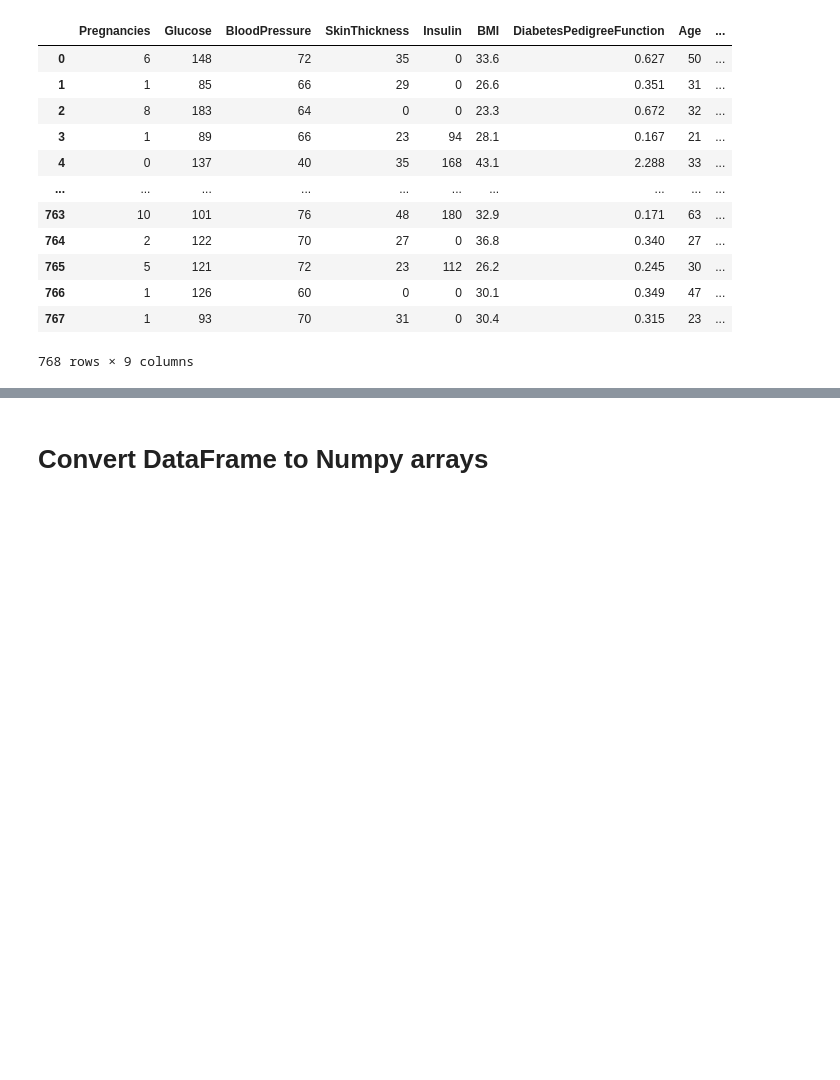
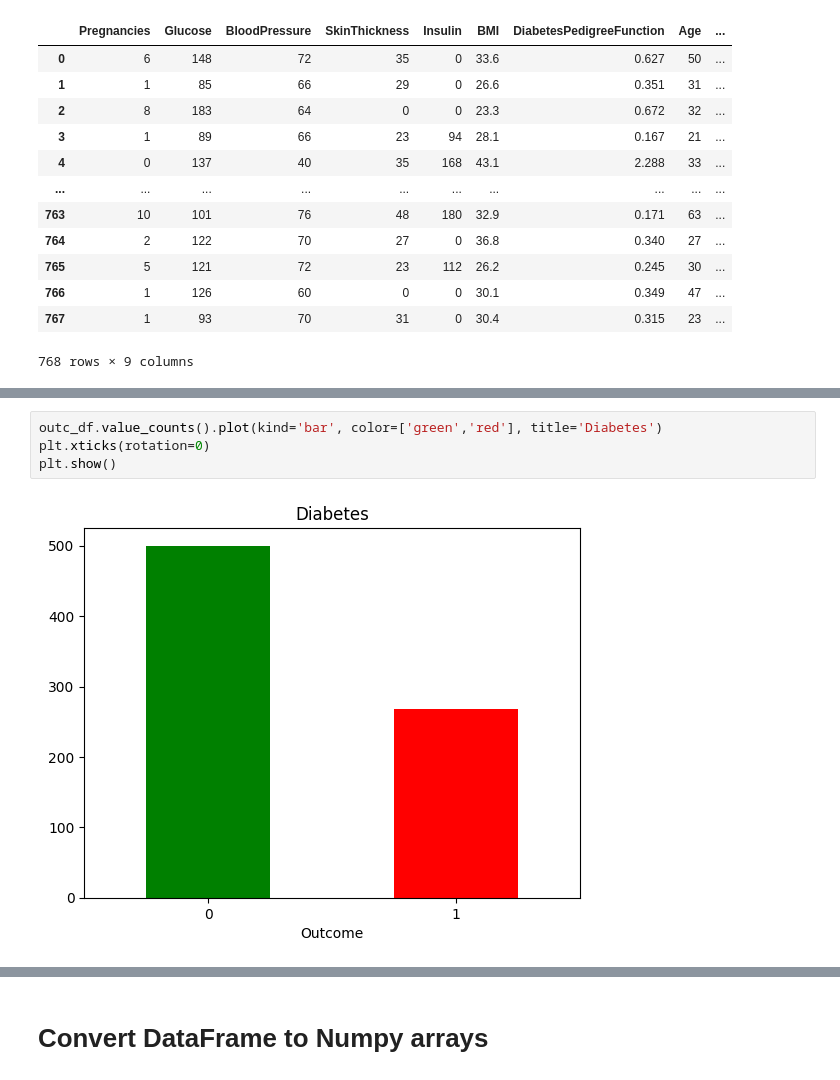
Before and after one commit to harpap/machine-learning-1st-exercise, a Jupyter notebook: ML Project Template.ipynb, the cells around one changed output, grey strips where cells are left out. Cells and saved outputs as stored; diff of their text form; blank space fills up the shorter version.

```diff
--- a/ML Project Template.ipynb
+++ b/ML Project Template.ipynb
@@ -46,0 +75,6 @@ plt.show()
+# %%
+outc_df.value_counts().plot(kind='bar', color=['green','red'], title='Diabetes')
+plt.xticks(rotation=0)
+plt.show()
+# %% [output]
+[figure, added]
```
Also changed, not shown: parts of 48 cells of this notebook.
